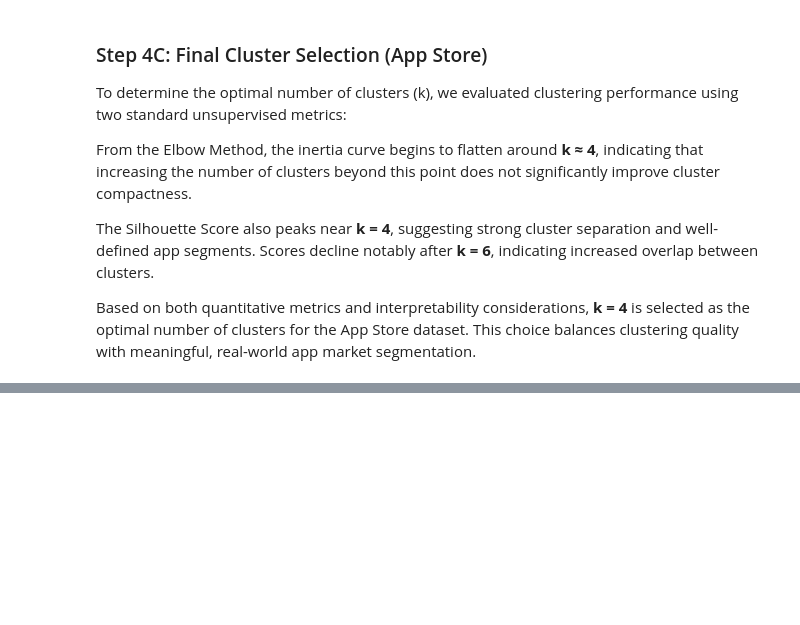
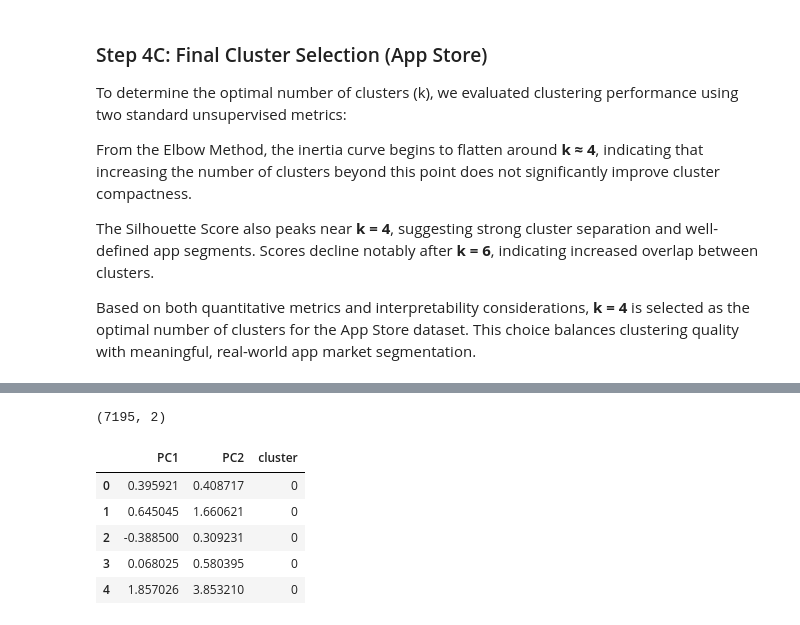
Before and after one commit to Dhairyaxshah/Appfluence, a Jupyter notebook: notebooks/04_unsupervised_ml.ipynb, the cells around one changed output, grey strips where cells are left out. Cells and saved outputs as stored; diff of their text form; code cells hidden in the pictures; blank space fills up the shorter version.

```diff
--- a/notebooks/04_unsupervised_ml.ipynb
+++ b/notebooks/04_unsupervised_ml.ipynb
@@ -333,0 +471,26 @@ Based on both quantitative metrics and interpretability considerations, **k = 4*
+# %%
+from sklearn.decomposition import PCA
+
+# Reduce high-dimensional feature space to 2D for visualization
+pca = PCA(n_components=2, random_state=42)
+X_as_pca = pca.fit_transform(X_as_cluster)
+
+X_as_pca.shape
+# %% [output]
+(7195, 2)
+# %%
+# Create a dataframe for visualization
+pca_df_as = pd.DataFrame({
+    'PC1': X_as_pca[:, 0],
+    'PC2': X_as_pca[:, 1],
+    'cluster': df_as['cluster']
+})
+
+pca_df_as.head()
+# %% [output]
+|  | PC1 | PC2 | cluster |
+| 0 | 0.395921 | 0.408717 | 0 |
+| 1 | 0.645045 | 1.660621 | 0 |
+| 2 | -0.388500 | 0.309231 | 0 |
+| 3 | 0.068025 | 0.580395 | 0 |
+| 4 | 1.857026 | 3.853210 | 0 |
```
Also changed, not shown: parts of 10 cells of this notebook.
